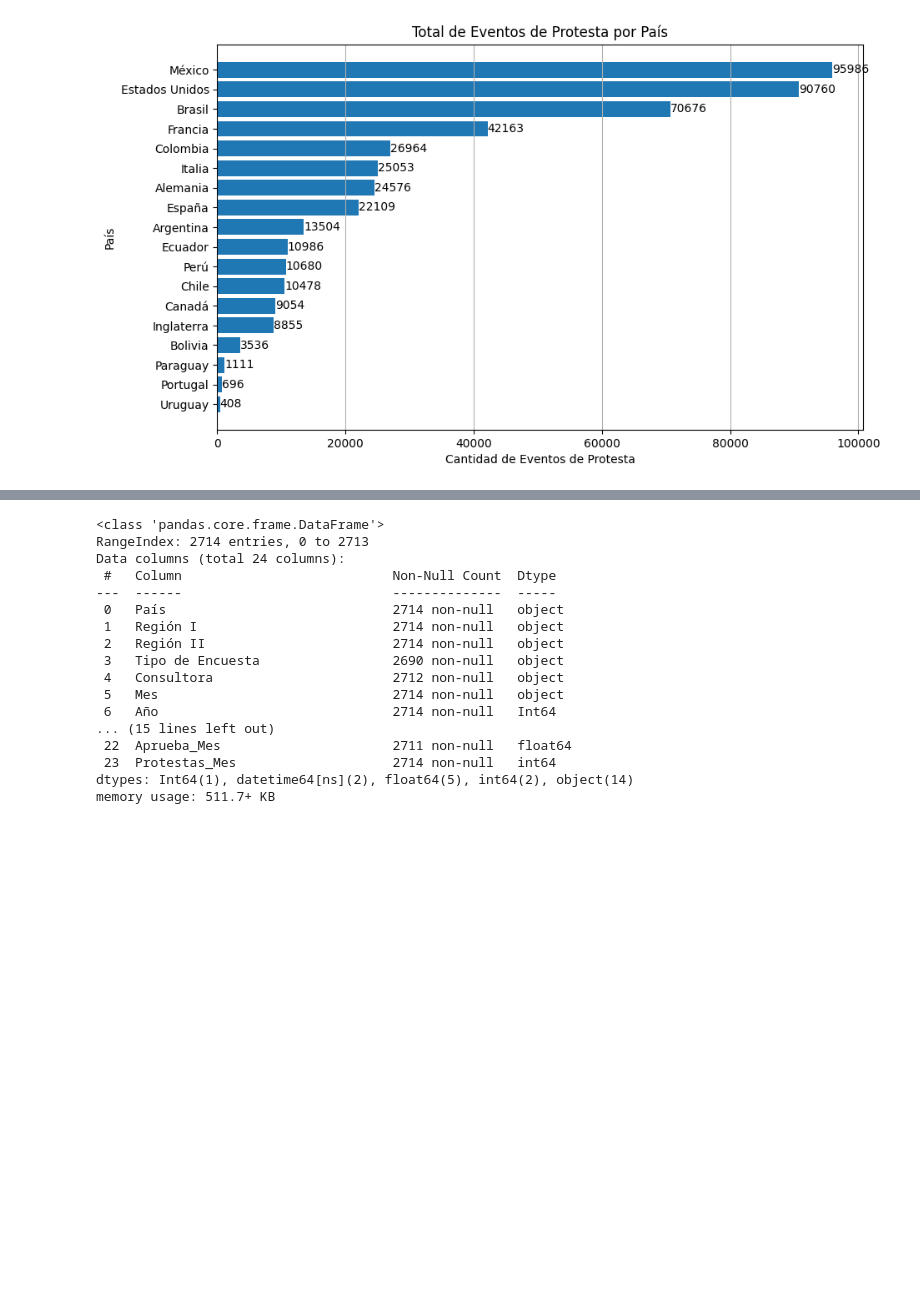
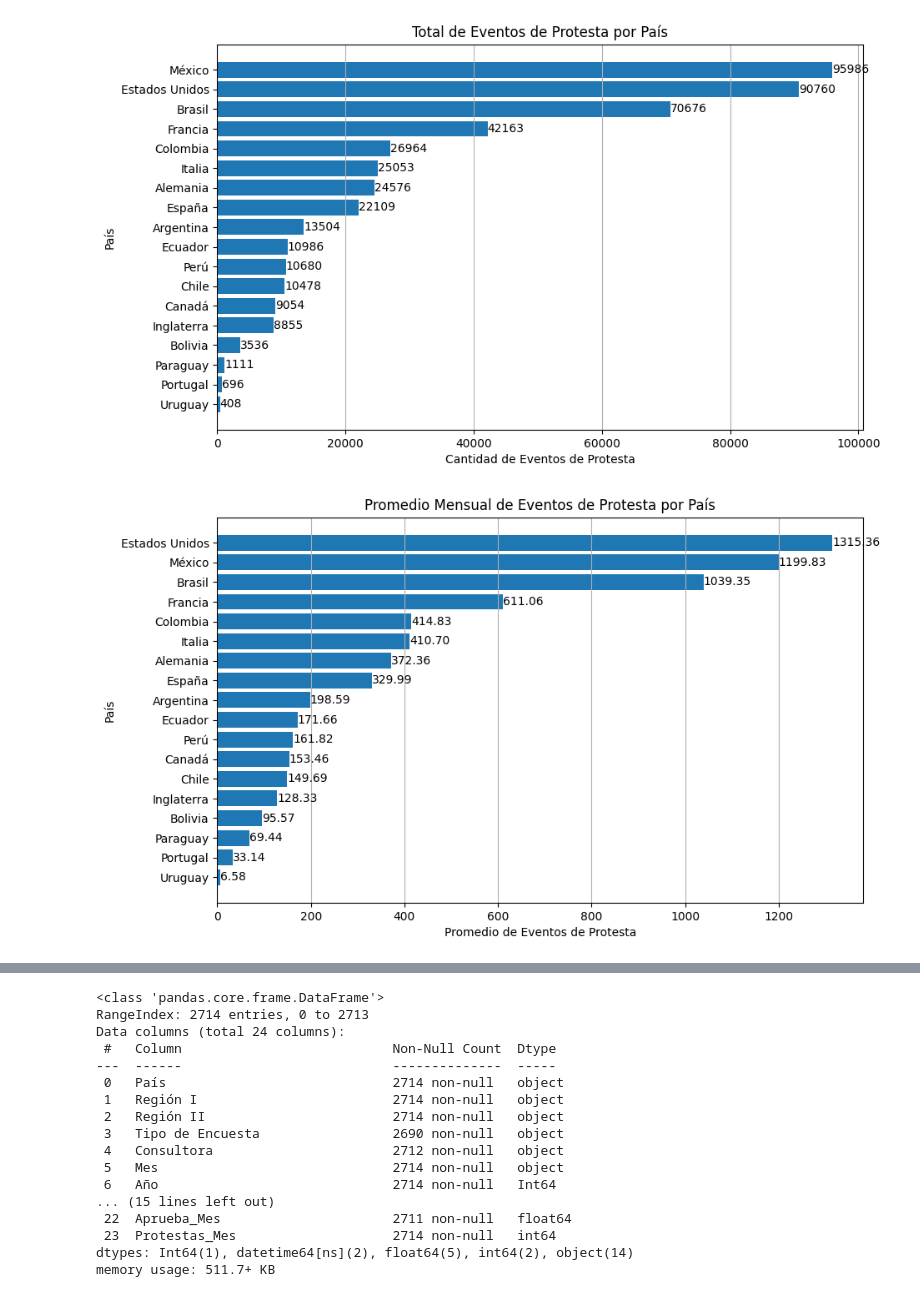
Before and after one commit to Claudio-Ferriz/Proyecto-AP-PS, a Jupyter notebook: Proyecto_AP_PS.ipynb, the cells around one changed output, grey strips where cells are left out. Drawn from its saved outputs; the diff is of its cells as text; code cells hidden in the pictures; blank space fills up the shorter version.

```diff
--- a/Proyecto_AP_PS.ipynb
+++ b/Proyecto_AP_PS.ipynb
@@ -365,3 +365,27 @@ for index, value in enumerate(df_total_pais['Cantidad de Eventos de Protesta']):
 plt.show()
 # %% [output]
 [figure]
+# %%
+df_promedio_pais = df_ap_ps_2.groupby('País', as_index=False)['Cantidad de Eventos de Protesta'].mean()
+# %%
+df_promedio_pais = df_promedio_pais.sort_values('Cantidad de Eventos de Protesta', ascending=True)
+# %%
+
+plt.figure(figsize=(10,6))
+
+plt.barh(
+    df_promedio_pais['País'],
+    df_promedio_pais['Cantidad de Eventos de Protesta']
+)
+
+plt.xlabel('Promedio de Eventos de Protesta')
+plt.ylabel('País')
+plt.title('Promedio Mensual de Eventos de Protesta por País')
+plt.grid(axis='x')
+
+for index, value in enumerate(df_promedio_pais['Cantidad de Eventos de Protesta']):
+    plt.text(value, index, f'{value:.2f}', va='center')  # opcional: redondeo
+
+plt.show()
+# %% [output]
+[figure, added]
```
Also changed, not shown: parts of 4 cells of this notebook.
